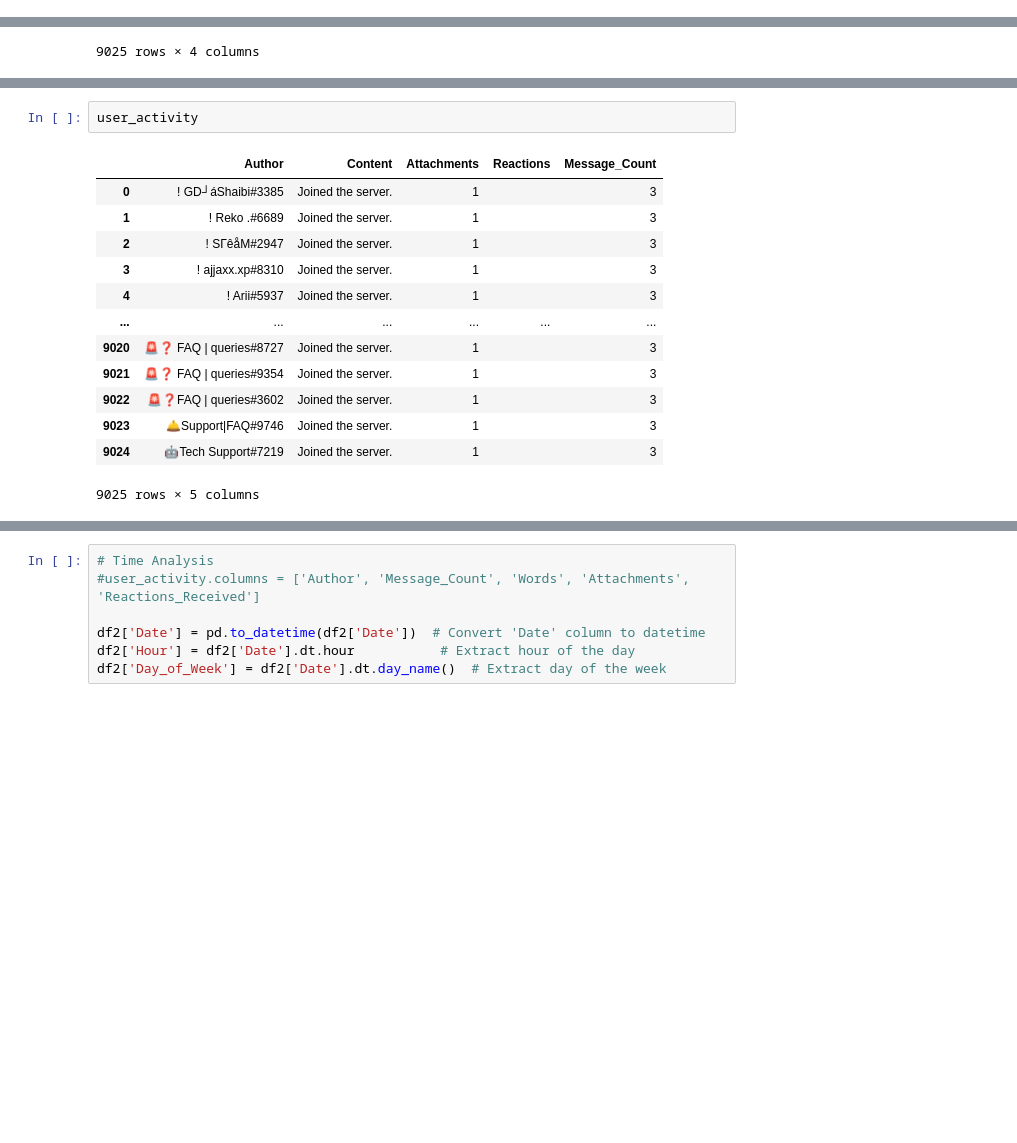
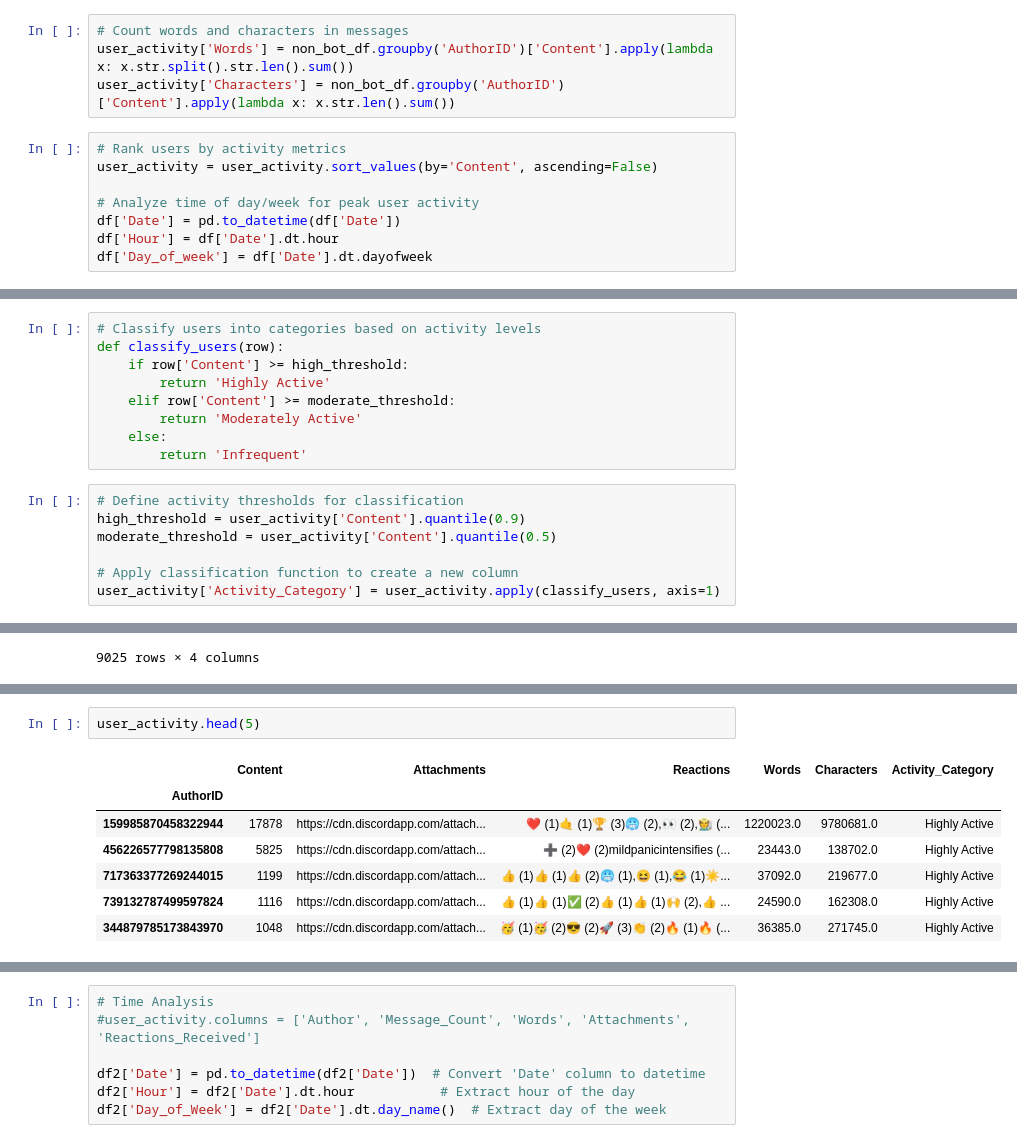
Before and after one commit to bkaggle/Discord-Community, a Jupyter notebook: 5_rank_non_bot_users.ipynb, the cells around one changed output, grey strips where cells are left out. Drawn from its saved outputs; the diff is of its cells as text; blank space fills up the shorter version.

```diff
--- a/5_rank_non_bot_users.ipynb
+++ b/5_rank_non_bot_users.ipynb
@@ -26,0 +34,12 @@ user_activity = df2.groupby('Author').agg({
+# %%
+# Count words and characters in messages
+user_activity['Words'] = non_bot_df.groupby('AuthorID')['Content'].apply(lambda x: x.str.split().str.len().sum())
+user_activity['Characters'] = non_bot_df.groupby('AuthorID')['Content'].apply(lambda x: x.str.len().sum())
+# %%
+# Rank users by activity metrics
+user_activity = user_activity.sort_values(by='Content', ascending=False)
+
+# Analyze time of day/week for peak user activity
+df['Date'] = pd.to_datetime(df['Date'])
+df['Hour'] = df['Date'].dt.hour
+df['Day_of_week'] = df['Date'].dt.dayofweek
@@ -26,0 +50,16 @@ user_activity = df2.groupby('Author').agg({
+# %%
+# Classify users into categories based on activity levels
+def classify_users(row):
+    if row['Content'] >= high_threshold:
+        return 'Highly Active'
+    elif row['Content'] >= moderate_threshold:
+        return 'Moderately Active'
+    else:
+        return 'Infrequent'
+# %%
+# Define activity thresholds for classification
+high_threshold = user_activity['Content'].quantile(0.9)
+moderate_threshold = user_activity['Content'].quantile(0.5)
+
+# Apply classification function to create a new column
+user_activity['Activity_Category'] = user_activity.apply(classify_users, axis=1)
@@ -45,16 +108,10 @@ user_activity['Message_Count'] = user_activity['Content'].apply(lambda x: len(x.
 # %%
-user_activity
+user_activity.head(5)
 # %% [output]
-|  | Author | Content | Attachments | Reactions | Message_Count |
-| 0 | ! GD┘áShaibi#3385 | Joined the server. | 1 |  | 3 |
-| 1 | ! Reko .#6689 | Joined the server. | 1 |  | 3 |
-| 2 | ! SΓêåM#2947 | Joined the server. | 1 |  | 3 |
-| 3 | ! ajjaxx.xp#8310 | Joined the server. | 1 |  | 3 |
-| 4 | ! Arii#5937 | Joined the server. | 1 |  | 3 |
-| ... | ... | ... | ... | ... | ... |
-| 9020 | 🚨❓ FAQ | queries#8727 | Joined the server. | 1 |  | 3 |
-| 9021 | 🚨❓ FAQ | queries#9354 | Joined the server. | 1 |  | 3 |
-| 9022 | 🚨❓FAQ | queries#3602 | Joined the server. | 1 |  | 3 |
-| 9023 | 🛎Support|FAQ#9746 | Joined the server. | 1 |  | 3 |
-| 9024 | 🤖Tech Support#7219 | Joined the server. | 1 |  | 3 |
+|  | Content | Attachments | Reactions | Words | Characters | Activity_Category |
+| AuthorID |  |  |  |  |  |  |
+| 159985870458322944 | 17878 | https://cdn.discordapp.com/attach... | ❤️ (1)🤙 (1)🏆 (3)🥶 (2),👀 (2),🧑‍🌾 (... | 1220023.0 | 9780681.0 | Highly Active |
+| 456226577798135808 | 5825 | https://cdn.discordapp.com/attach... | ➕ (2)❤️ (2)mildpanicintensifies (... | 23443.0 | 138702.0 | Highly Active |
+| 717363377269244015 | 1199 | https://cdn.discordapp.com/attach... | 👍 (1)👍 (1)👍 (2)🥶 (1),😆 (1),😂 (1)☀... | 37092.0 | 219677.0 | Highly Active |
+| 739132787499597824 | 1116 | https://cdn.discordapp.com/attach... | 👍 (1)👍 (1)✅ (2)👍 (1)👍 (1)🙌 (2),👍 ... | 24590.0 | 162308.0 | Highly Active |
+| 344879785173843970 | 1048 | https://cdn.discordapp.com/attach... | 🥳 (1)🥳 (2)😎 (2)🚀 (3)👏 (2)🔥 (1)🔥 (... | 36385.0 | 271745.0 | Highly Active |
-9025 rows × 5 columns
```
Also changed, not shown: parts of 8 cells of this notebook, 3 other files.
